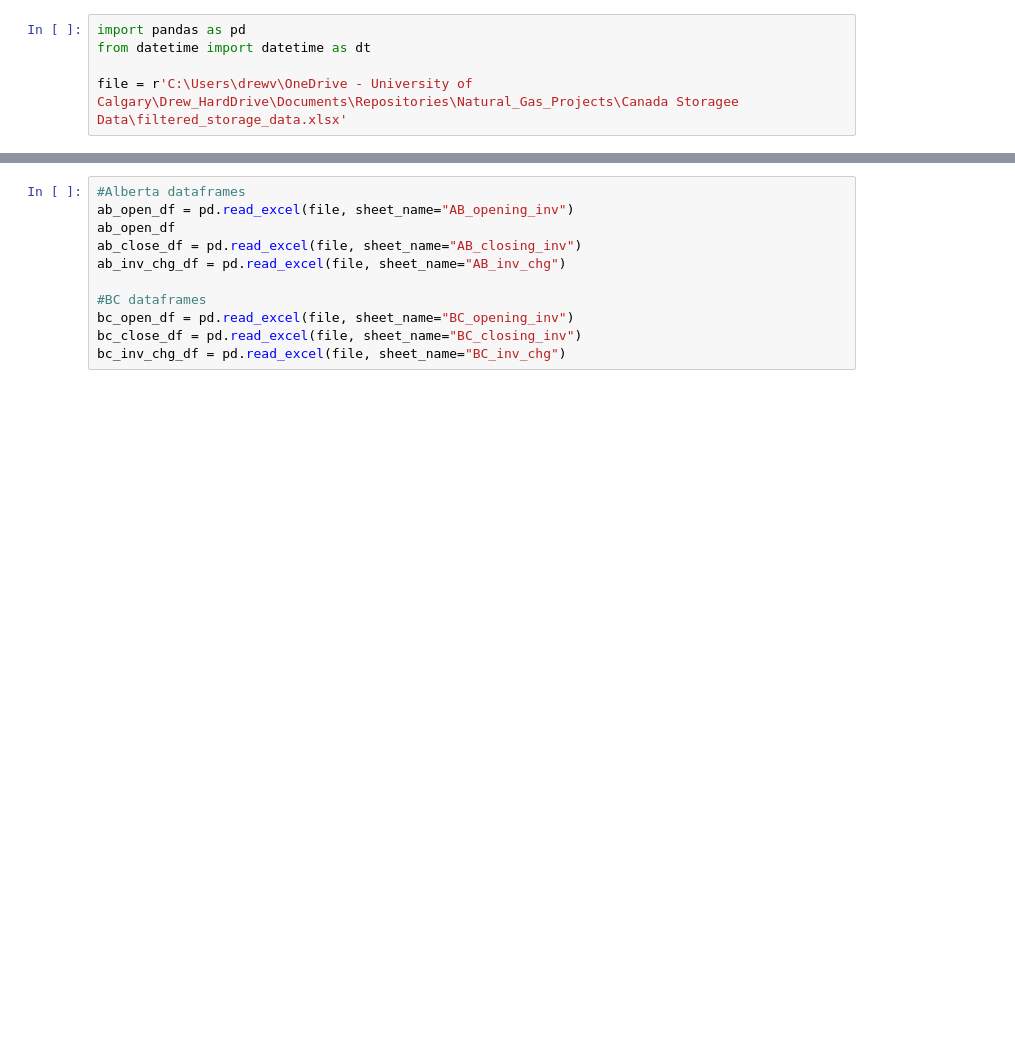
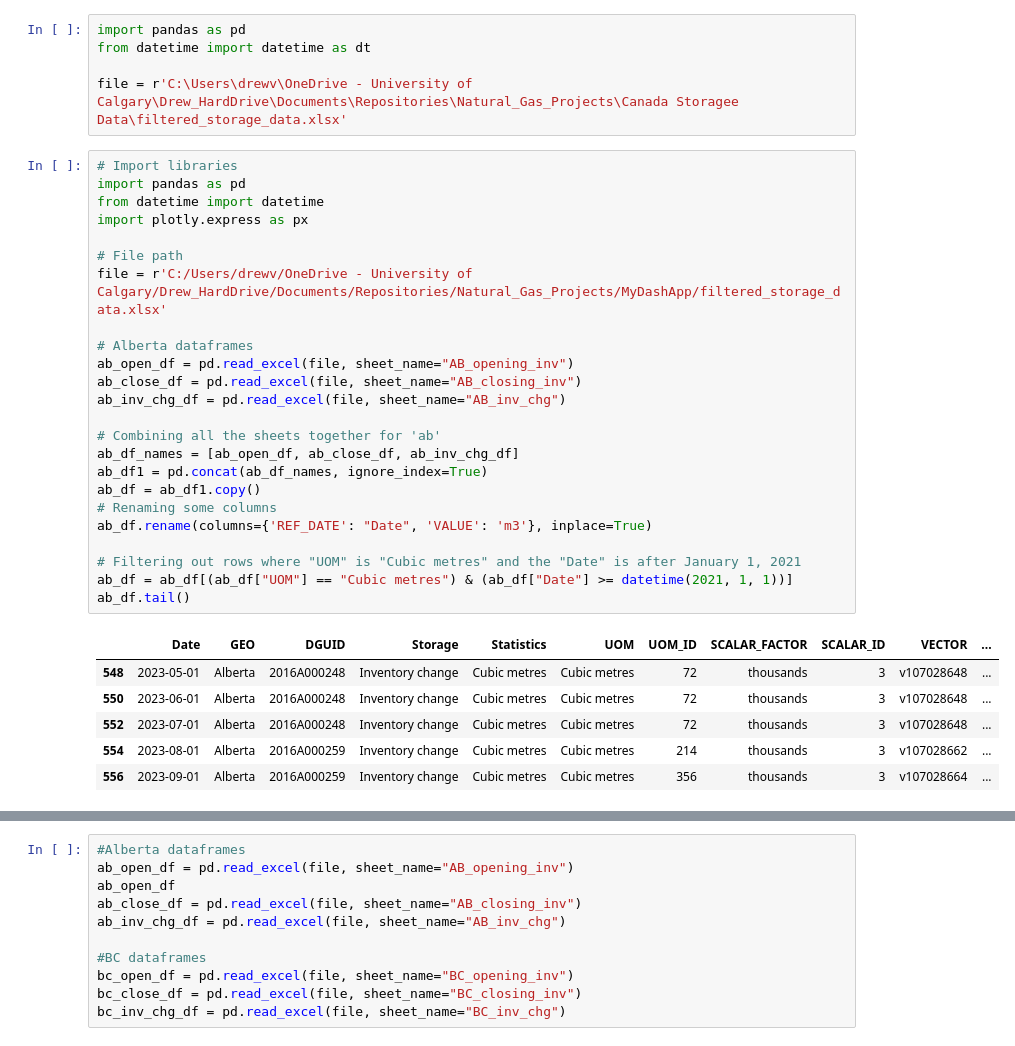
Before and after one commit to drewbosch98/Natural_Gas_Projects, a Jupyter notebook: Projects/western__ng_dashboard_copy.ipynb, the cells around one changed output, grey strips where cells are left out. Drawn from its saved outputs; the diff is of its cells as text; blank space fills up the shorter version.

```diff
--- a/Projects/western__ng_dashboard_copy.ipynb
+++ b/Projects/western__ng_dashboard_copy.ipynb
@@ -3,3 +3,34 @@ import pandas as pd
 from datetime import datetime as dt
 
 file = r'C:\Users\drewv\OneDrive - University of Calgary\Drew_HardDrive\Documents\Repositories\Natural_Gas_Projects\Canada Storagee Data\filtered_storage_data.xlsx'
+# %%
+# Import libraries
+import pandas as pd
+from datetime import datetime
+import plotly.express as px
+
+# File path
+file = r'C:/Users/drewv/OneDrive - University of Calgary/Drew_HardDrive/Documents/Repositories/Natural_Gas_Projects/MyDashApp/filtered_storage_data.xlsx'
+
+# Alberta dataframes
+ab_open_df = pd.read_excel(file, sheet_name="AB_opening_inv")
+ab_close_df = pd.read_excel(file, sheet_name="AB_closing_inv")
+ab_inv_chg_df = pd.read_excel(file, sheet_name="AB_inv_chg")
+
+# Combining all the sheets together for 'ab'
+ab_df_names = [ab_open_df, ab_close_df, ab_inv_chg_df]
+ab_df1 = pd.concat(ab_df_names, ignore_index=True)
+ab_df = ab_df1.copy()
+# Renaming some columns
+ab_df.rename(columns={'REF_DATE': "Date", 'VALUE': 'm3'}, inplace=True)
+
+# Filtering out rows where "UOM" is "Cubic metres" and the "Date" is after January 1, 2021
+ab_df = ab_df[(ab_df["UOM"] == "Cubic metres") & (ab_df["Date"] >= datetime(2021, 1, 1))]
+ab_df.tail()
+# %% [output]
+|  | Date | GEO | DGUID | Storage | Statistics | UOM | UOM_ID | SCALAR_FACTOR | SCALAR_ID | VECTOR | ... |
+| 548 | 2023-05-01 | Alberta | 2016A000248 | Inventory change | Cubic metres | Cubic metres | 72 | thousands | 3 | v107028648 | ... |
+| 550 | 2023-06-01 | Alberta | 2016A000248 | Inventory change | Cubic metres | Cubic metres | 72 | thousands | 3 | v107028648 | ... |
+| 552 | 2023-07-01 | Alberta | 2016A000248 | Inventory change | Cubic metres | Cubic metres | 72 | thousands | 3 | v107028648 | ... |
+| 554 | 2023-08-01 | Alberta | 2016A000259 | Inventory change | Cubic metres | Cubic metres | 214 | thousands | 3 | v107028662 | ... |
+| 556 | 2023-09-01 | Alberta | 2016A000259 | Inventory change | Cubic metres | Cubic metres | 356 | thousands | 3 | v107028664 | ... |
```
Also changed, not shown: parts of 5 cells of this notebook, 8 other files.
